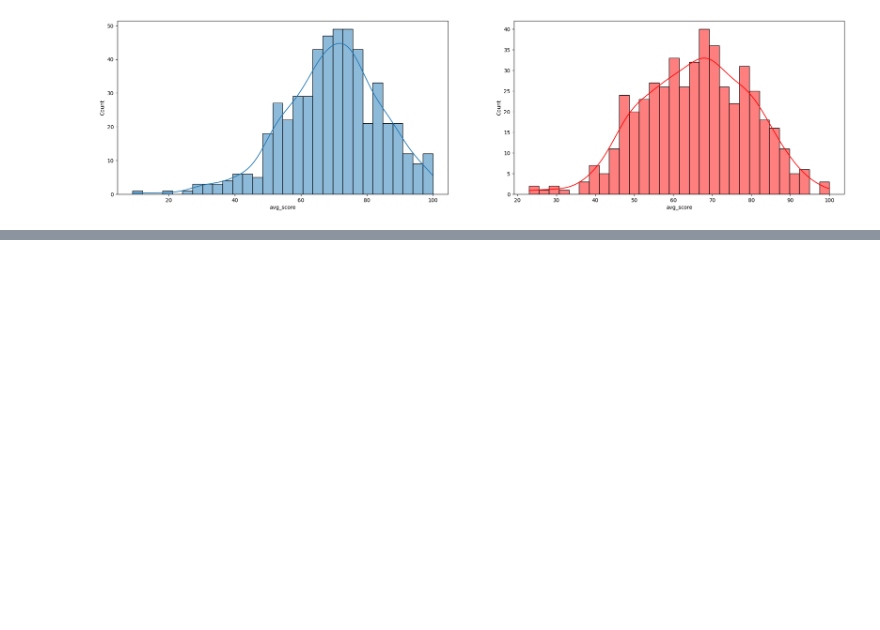
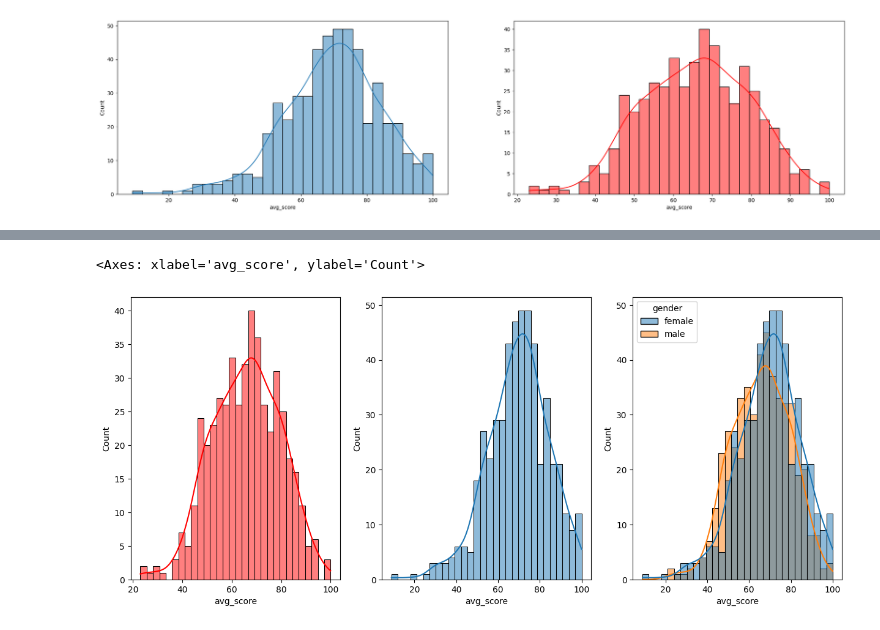
Before and after one commit to themaheshsalpure/mlproject, a Jupyter notebook: notebook/data/EDA_Student_performance.ipynb, the cells around one changed output, grey strips where cells are left out. Drawn from its saved outputs; the diff is of its cells as text; code cells hidden in the pictures; blank space fills up the shorter version.

```diff
--- a/notebook/data/EDA_Student_performance.ipynb
+++ b/notebook/data/EDA_Student_performance.ipynb
@@ -277,0 +295,9 @@ sns.histplot()
+# %%
+
+fig, axs = plt.subplots(1,3, figsize = (15, 6))
+sns.histplot(data = df[df['gender'] == 'male'], x = 'avg_score', kde = True, ax = axs[0],color = 'red', bins = 30)
+sns.histplot(data = df[df['gender'] == 'female'], x = 'avg_score', kde = True, ax = axs[1], bins = 30)
+sns.histplot(data = df, x = 'avg_score', hue = 'gender', kde = True, color = 'g', ax = axs[2], bins = 30)
+# %% [output]
+<Axes: xlabel='avg_score', ylabel='Count'>
+[figure, added]
```
Also changed, not shown: parts of 11 cells of this notebook.
